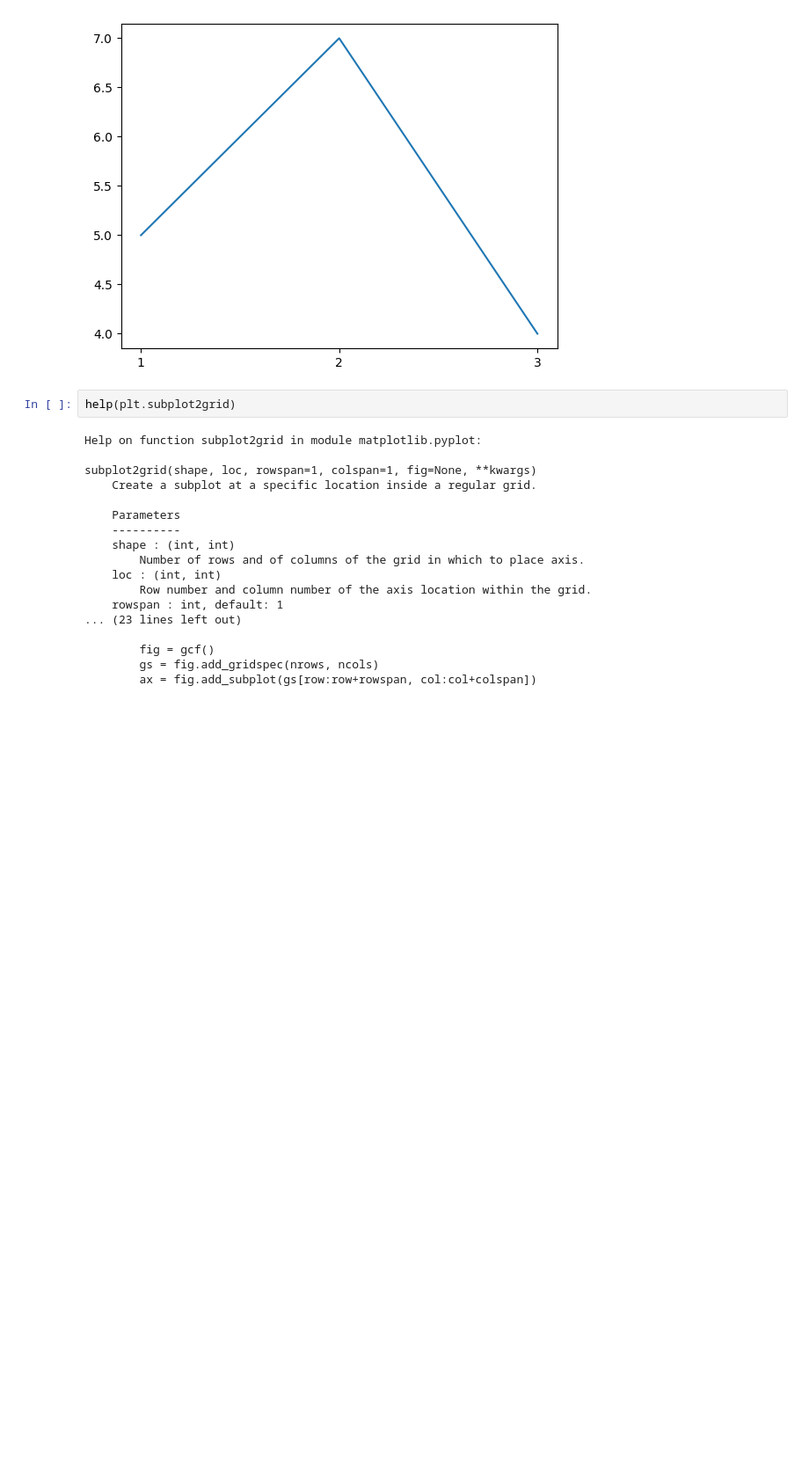
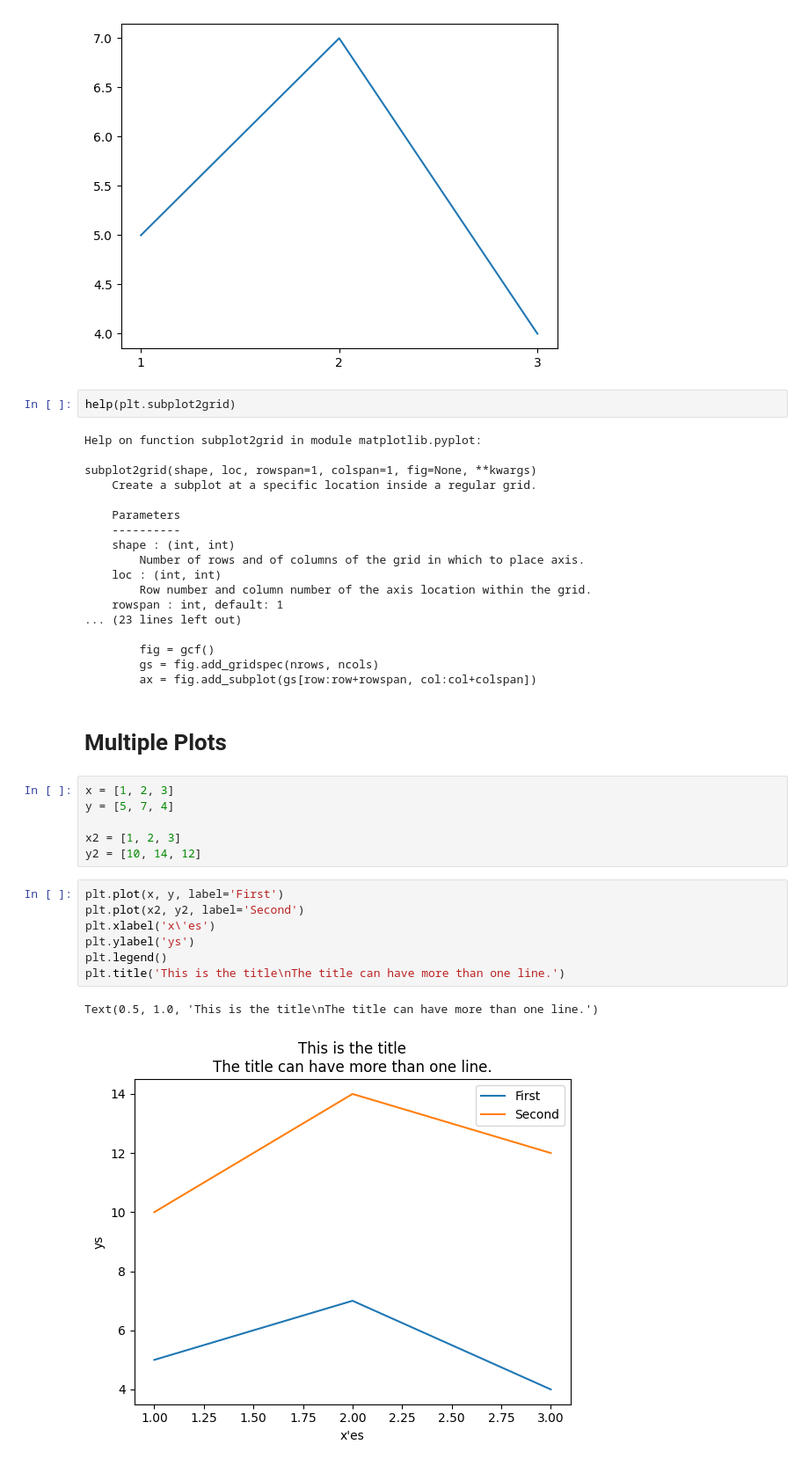
Before and after one commit to TimoSR/AppliedAI, a Jupyter notebook: lecture_4/numpy_and_pandas/numpy_and_pandas/chapter_5_plots/plots.ipynb, the cells around one changed output. Shown: that part at 88% size. Drawn from its saved outputs; the diff is of its cells as text; blank space fills up the shorter version.

Commit message:
graphs

```diff
--- a/lecture_4/numpy_and_pandas/numpy_and_pandas/chapter_5_plots/plots.ipynb
+++ b/lecture_4/numpy_and_pandas/numpy_and_pandas/chapter_5_plots/plots.ipynb
@@ -37,3 +37,21 @@ subplot2grid(shape, loc, rowspan=1, colspan=1, fig=None, **kwargs)
         fig = gcf()
         gs = fig.add_gridspec(nrows, ncols)
         ax = fig.add_subplot(gs[row:row+rowspan, col:col+colspan])
+# %% [markdown]
+# Multiple Plots
+# %%
+x = [1, 2, 3]
+y = [5, 7, 4]
+
+x2 = [1, 2, 3]
+y2 = [10, 14, 12]
+# %%
+plt.plot(x, y, label='First')
+plt.plot(x2, y2, label='Second')
+plt.xlabel('x\'es')
+plt.ylabel('ys')
+plt.legend()
+plt.title('This is the title\nThe title can have more than one line.')
+# %% [output]
+Text(0.5, 1.0, 'This is the title\nThe title can have more than one line.')
+[figure, added]
```
Also changed, not shown: parts of 8 cells of this notebook.
